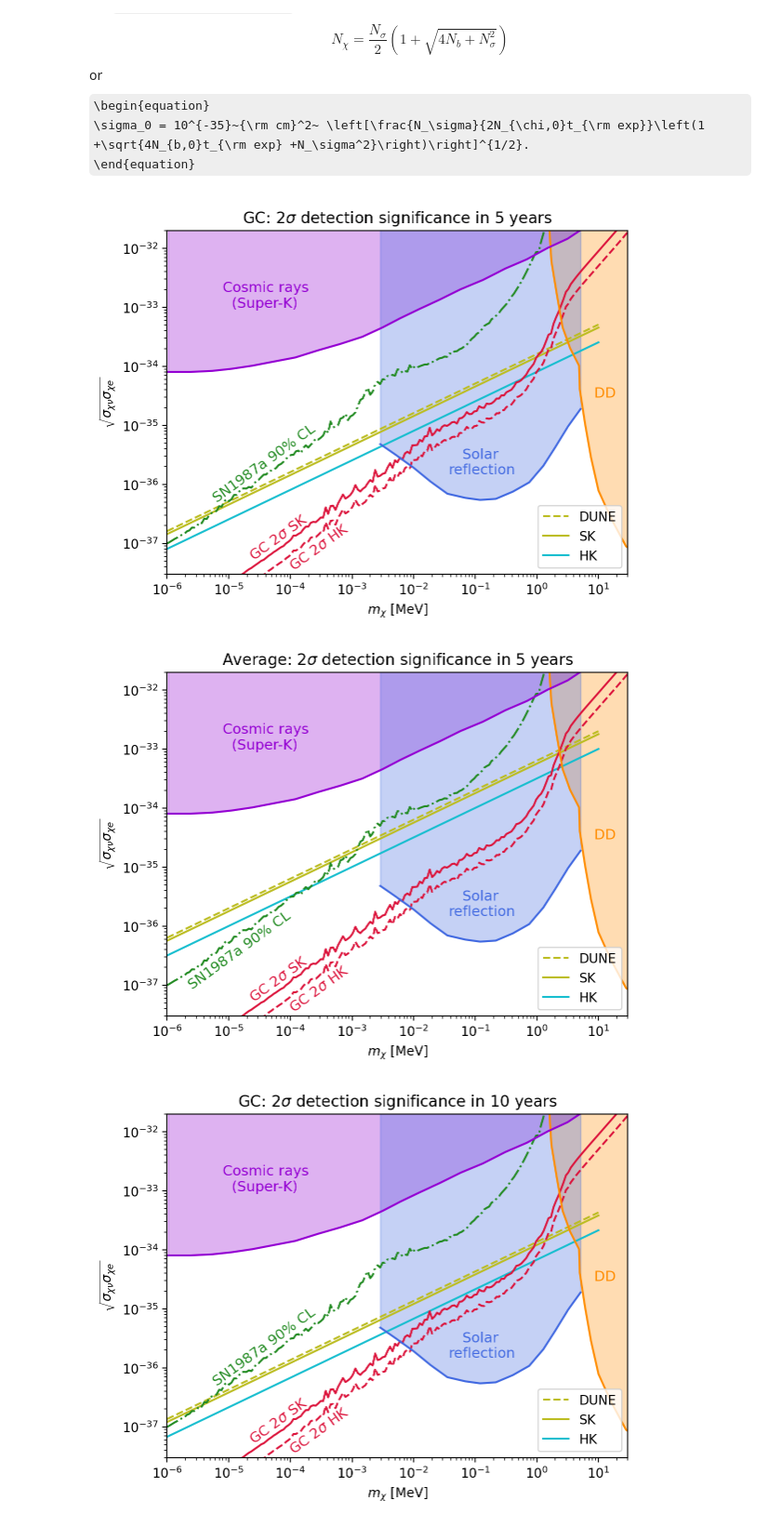
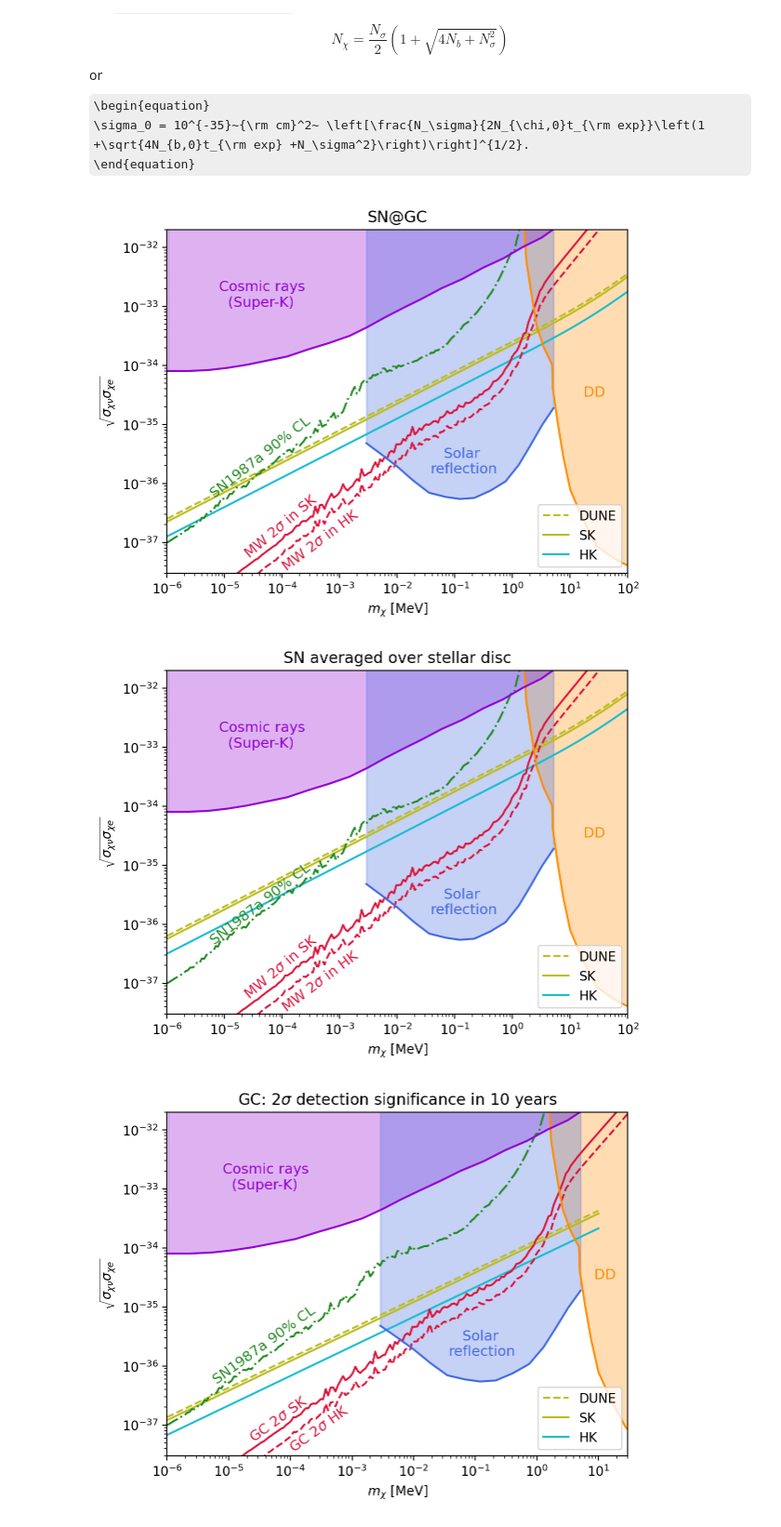
Before and after one commit to yenhsunlin/dsnbBDM, a Jupyter notebook: sensitivityPlot.ipynb, the cells around one changed output. Shown at 93% size. Cells and saved outputs as stored; diff of their text form; code cells hidden in the pictures; some formulas as TeX source.

Commit message:
dsnbBDM

```diff
--- a/sensitivityPlot.ipynb
+++ b/sensitivityPlot.ipynb
@@ -83,8 +77,13 @@ def bkgEvent(t):
     return 526*22.2*t,526*222*t,427*17*t
 
 # DSNB event per year per electron for mx = 1 MeV and sigma_xe = 1e-35 cm^2
-eventGC = 6.40864e-35
-eventAvg = 4.13846e-36
+eventGC_data = np.loadtxt('data/dsnbBDM_event_1e-35cm2_GC.txt',skiprows=1)
+eventAvg_data = np.loadtxt('data/dsnbBDM_event_1e-35cm2_Average.txt',skiprows=1)
+eventGC = interp1d(eventGC_data.T[0],eventGC_data.T[1]*3.156e7)
+eventAvg = interp1d(eventAvg_data.T[0],eventAvg_data.T[1]*3.156e7)
+
+#eventGC = 6.40864e-35
+#eventAvg = 4.13846e-36
 
 def dsnbBDMEvent(t,mx,sigxe=1e-35,sigxv=1e-35):
     """
@@ -105,14 +104,14 @@ def dsnbBDMEvent(t,mx,sigxe=1e-35,sigxv=1e-35):
     NeHK = 7.34e34
     NeDUNE = 4.58e33
     # GC
-    eventGCSK = t*NeSK*eventGC*(sigxe/1e-35)*(sigxv/1e-35)/mx
-    eventGCHK = t*NeHK*eventGC*(sigxe/1e-35)*(sigxv/1e-35)/mx
-    eventGCDUNE = t*NeDUNE*eventGC*(sigxe/1e-35)*(sigxv/1e-35)/mx
+    eventGCSK = t*NeSK*eventGC(mx)*sigxe*(sigxv/1e-35)
+    eventGCHK = t*NeHK*eventGC(mx)*sigxe*(sigxv/1e-35)
+    eventGCDUNE = t*NeDUNE*eventGC(mx)*sigxe*(sigxv/1e-35)
     arrayGC = np.array([eventGCSK,eventGCHK,eventGCDUNE])
     # Average
-    eventAvgSK = t*NeSK*eventAvg*(sigxe/1e-35)*(sigxv/1e-35)/mx
-    eventAvgHK = t*NeHK*eventAvg*(sigxe/1e-35)*(sigxv/1e-35)/mx
-    eventAvgDUNE = t*NeDUNE*eventAvg*(sigxe/1e-35)*(sigxv/1e-35)/mx
+    eventAvgSK = t*NeSK*eventAvg(mx)*sigxe*(sigxv/1e-35)
+    eventAvgHK = t*NeHK*eventAvg(mx)*sigxe*(sigxv/1e-35)
+    eventAvgDUNE = t*NeDUNE*eventAvg(mx)*sigxe*(sigxv/1e-35)
     arrayAvg = np.array([eventAvgSK,eventAvgHK,eventAvgDUNE])
     return np.vstack((arrayGC,arrayAvg))
 # %% [markdown]
@@ -145,7 +144,7 @@ def sensitivitySigma0(ns,t,mx):
     return _s0(ns,t,Nx0SK_GC,Nb0SK),_s0(ns,t,Nx0HK_GC,Nb0HK),_s0(ns,t,Nx0DUNE_GC,Nb0DUNE), \
            _s0(ns,t,Nx0SK_Avg,Nb0SK),_s0(ns,t,Nx0HK_Avg,Nb0HK),_s0(ns,t,Nx0DUNE_Avg,Nb0DUNE)
 # %%
-mxList = np.logspace(-6,1,50)
+mxList = np.logspace(-6,2,80)
 # 2sigma in 5 years
 ns = 2
 texp = 5
@@ -181,40 +180,40 @@ plt.plot(mxList,senHK_GC,color='C9',label='HK')
 
 # Our previous SNvBDM constraints
 plt.plot(oursMW_SK.T[0],oursMW_SK.T[1],color='crimson')
-plt.text(2e-5, 5.2e-38,r'GC $2\sigma$ SK',rotation=36, color = 'crimson',fontsize=11)
+plt.text(2e-5, 5.5e-38,r'MW $2\sigma$ in SK',rotation=40, color = 'crimson',fontsize=11)
 
 plt.plot(oursMW_HK.T[0],oursMW_HK.T[1],'--',color='crimson')
-plt.text(9e-5, 3.5e-38,r'GC $2\sigma$ HK',rotation=36, color = 'crimson',fontsize=11)
+plt.text(9e-5, 3.3e-38,r'MW $2\sigma$ in HK',rotation=37, color = 'crimson',fontsize=11)
 
 plt.plot(oursLMC.T[0],oursLMC.T[1],'-.',color='forestgreen')
-plt.text(5e-6, 5e-37,r'SN1987a $90\%~{\rm CL}$',rotation=36, color = 'forestgreen',fontsize=11)
+plt.text(5e-6, 5.7e-37,r'SN1987a $90\%~{\rm CL}$',rotation=38, color = 'forestgreen',fontsize=11)
 
 # Existing constraints
 plt.plot(constDD.T[0],constDD.T[1], color='darkorange')
 plt.fill_between(constDD.T[0], constDD.T[1],1e-31,alpha=0.3, color='darkorange')
-plt.text(8.5, 3e-35,'DD', color = 'darkorange',fontsize=11)
+plt.text(17, 3e-35,'DD', color = 'darkorange',fontsize=11)
 
 plt.plot(constCRBDM.T[0],constCRBDM.T[1], color='darkviolet')
 plt.fill_between(constCRBDM.T[0], constCRBDM.T[1],1e-31,alpha=0.3, color='darkviolet')
 plt.text(8e-6, 1e-33,'Cosmic rays\n  (Super-K)', color = 'darkviolet',fontsize=11)
 
 plt.plot(constSolarRef.T[0],constSolarRef.T[1],color='royalblue')
 plt.fill_between(constSolarRef.T[0], constSolarRef.T[1],1e-31,alpha=0.3,color='royalblue')
 plt.text(3.7e-2, 1.5e-36,'   Solar\nreflection', color = 'royalblue',fontsize=11)
 
 # Other figure setup
-plt.xlim(1e-6,30)
+plt.xlim(1e-6,100)
 plt.ylim(3e-38,2e-32)
 plt.xscale('log')
 plt.yscale('log')
 plt.xlabel(r'$m_\chi~[{\rm MeV}]$')
 plt.ylabel(r'$\sqrt{\sigma_{\chi\nu}\sigma_{\chi e}}$')
-plt.title(r'GC: $2\sigma$ detection significance in 5 years')
+plt.title(r'SN@GC')
 plt.legend(loc='lower right')
 plt.savefig('figures/sensitivityGC_texp5.pdf',bbox_inches='tight')
 plt.show()
 # %% [output]
-[figure, old version]
+[figure, new version]
 # %%
 plt.plot(mxList,senDUNE_Avg,'--',color='C8',label='DUNE')
 plt.plot(mxList,senSK_Avg,color='C8',label='SK')
@@ -222,18 +221,18 @@ plt.plot(mxList,senHK_Avg,color='C9',label='HK')
 
 # Our previous SNvBDM constraints
 plt.plot(oursMW_SK.T[0],oursMW_SK.T[1],color='crimson')
-plt.text(2e-5, 5.2e-38,r'GC $2\sigma$ SK',rotation=36, color = 'crimson',fontsize=11)
+plt.text(2e-5, 5.5e-38,r'MW $2\sigma$ in SK',rotation=40, color = 'crimson',fontsize=11)
 
 plt.plot(oursMW_HK.T[0],oursMW_HK.T[1],'--',color='crimson')
-plt.text(9e-5, 3.5e-38,r'GC $2\sigma$ HK',rotation=36, color = 'crimson',fontsize=11)
+plt.text(9e-5, 3.3e-38,r'MW $2\sigma$ in HK',rotation=37, color = 'crimson',fontsize=11)
 
 plt.plot(oursLMC.T[0],oursLMC.T[1],'-.',color='forestgreen')
-plt.text(2e-6, 8.6e-38,r'SN1987a $90\%~{\rm CL}$',rotation=36, color = 'forestgreen',fontsize=11)
+plt.text(5e-6, 4.5e-37,r'SN1987a $90\%~{\rm CL}$',rotation=38, color = 'forestgreen',fontsize=11)
 
 # Existing constraints
 plt.plot(constDD.T[0],constDD.T[1], color='darkorange')
 plt.fill_between(constDD.T[0], constDD.T[1],1e-31,alpha=0.3, color='darkorange')
-plt.text(8.5, 3e-35,'DD', color = 'darkorange',fontsize=11)
+plt.text(17, 3e-35,'DD', color = 'darkorange',fontsize=11)
 
 plt.plot(constCRBDM.T[0],constCRBDM.T[1], color='darkviolet')
 plt.fill_between(constCRBDM.T[0], constCRBDM.T[1],1e-31,alpha=0.3, color='darkviolet')
@@ -242,20 +241,19 @@ plt.text(8e-6, 1e-33,'Cosmic rays\n  (Super-K)', color = 'darkviolet',fontsize=1
 plt.plot(constSolarRef.T[0],constSolarRef.T[1],color='royalblue')
 plt.fill_between(constSolarRef.T[0], constSolarRef.T[1],1e-31,alpha=0.3,color='royalblue')
 plt.text(3.7e-2, 1.5e-36,'   Solar\nreflection', color = 'royalblue',fontsize=11)
-
 # Other figure setup
-plt.xlim(1e-6,30)
+plt.xlim(1e-6,100)
 plt.ylim(3e-38,2e-32)
 plt.xscale('log')
 plt.yscale('log')
 plt.xlabel(r'$m_\chi~[{\rm MeV}]$')
 plt.ylabel(r'$\sqrt{\sigma_{\chi\nu}\sigma_{\chi e}}$')
-plt.title(r'Average: $2\sigma$ detection significance in 5 years')
+plt.title(r'SN averaged over stellar disc')
 plt.legend(loc='lower right')
 plt.savefig('figures/sensitivityAvg_texp5.pdf',bbox_inches='tight')
 plt.show()
 # %% [output]
-[figure, old version]
+[figure, new version]
 # %%
 mxList = np.logspace(-6,1,50)
 # 2sigma in 5 years
```
Also changed, not shown: parts of 1 cell of this notebook, 2 other files.
